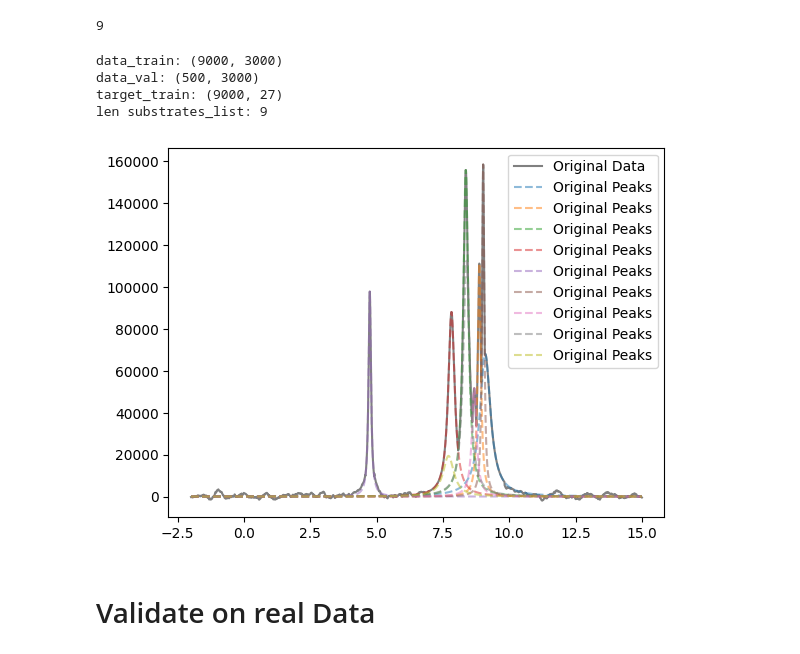
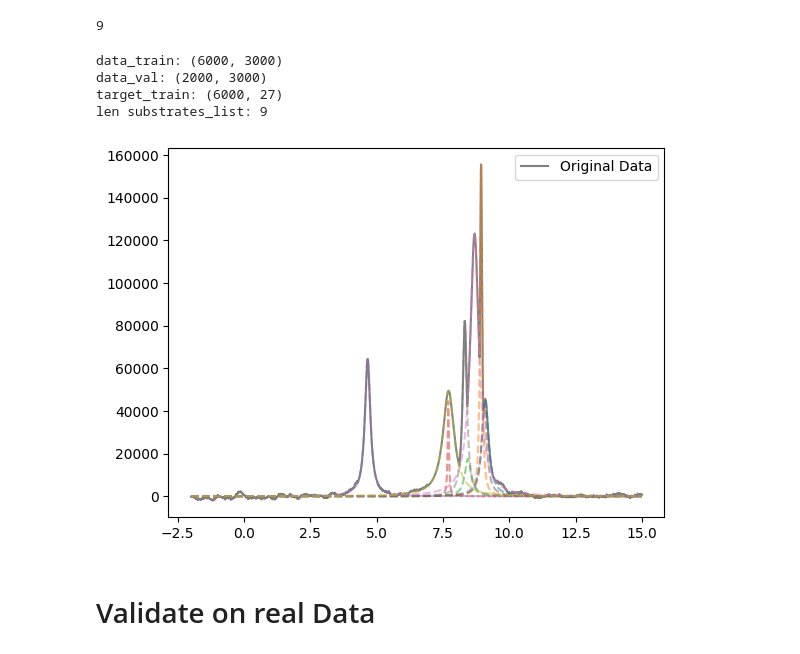
Before and after one commit to RATFIVE/MoinCC-AI4metabolomics, a Jupyter notebook: 03_DeepLearning/ImplementingNeuralNetwork.ipynb, the cells around one changed output. Drawn from its saved outputs; the diff is of its cells as text; code cells hidden in the pictures.

```diff
--- a/03_DeepLearning/ImplementingNeuralNetwork.ipynb
+++ b/03_DeepLearning/ImplementingNeuralNetwork.ipynb
@@ -121,7 +115,7 @@ y_data = df.iloc[:,1]
 
 # Step 1: Identify Peaks and Subtract them to Isolate Noise
 # Use `find_peaks` to locate main peaks, then subtract smoothed signal
-peaks, _ = find_peaks(y_data, height=10000)  # Adjust height to capture main peaks
+peaks, _ = find_peaks(y_data, height=500)  # Adjust height to capture main peaks
 smooth_signal = np.copy(y_data)
 smooth_signal[peaks] = 0  # Set peaks to 0 to isolate noise around peaks
 
@@ -209,8 +203,8 @@ def generate_random_spectrum(peak_list, spectrum_length=3000):
     #noise = np.random.normal(10, random_noise_level, spectrum_length)
 
     # smooth the noise with gaussian filter
-    sigma = random_noise_level
-    noise = gaussian_filter1d(noise, sigma=1)
+    sigma = random_noise_level /1
+    #noise = gaussian_filter1d(noise, sigma=sigma)
     # rollwing window mean
     noise = np.convolve(noise, np.ones(50)/50, mode='same')
 
@@ -290,8 +284,8 @@ def fill_df(df):
     y_sample = y[x_range_lower:x_range_upper]
 
     # get the max and min values of the sample data
-    y_min, y_max = (y_sample.min()), (y_sample.max())
-    print(y_min, y_max)
+    y_min, y_max = (y_sample.min()), abs(y_sample.max())
+    #print(y_min, y_max)
 
     # get the min max of the x values
     x_min, x_max = x.min(), x.min()
@@ -305,6 +299,8 @@ def fill_df(df):
 
         # set the noise level
         noise = np.random.normal(0, y_max, len(x_new))
+
+
 
         # smooth the noise with gaussian filter
         # Berechne die Standardabweichung der y-Daten
@@ -350,7 +346,7 @@ df_filled = fill_df(df_fill)
 
 # plot
 plt.plot(df_filled.iloc[:, 0], df_filled.iloc[:, 1], color='green')
-plt.plot(df_fill.iloc[:, 0], df_fill.iloc[:, 1], color='blue', alpha=0.5)
+plt.plot(df_fill.iloc[:, 0], df_fill.iloc[:, 1], color='blue', alpha=0.2)
 plt.show()
 print(df_filled.shape)
 display(df_filled)
@@ -536,7 +514,7 @@ device = torch.device("cuda" if torch.cuda.is_available() else "cpu")
 
 # Aufteilen der Daten in Trainings- und Testsets
 data_train, data_tmp, target_train, target_tmp = train_test_split(data, target,
-                                                    test_size=0.1,
+                                                    test_size=0.4,
                                                     shuffle=True,
                                                     random_state=1)
 data_val, data_test, target_val, target_test = train_test_split(data_tmp, target_tmp,
@@ -1025,39 +1010,39 @@ print(f'len substrates_list: {len(substrates_list)}')
 
 
 x0_parms_train, gamma_parms_train, height_parms_train = np.split(target_train, 3, axis=1)
 x0_parms_val, gamma_parms_val, height_parms_val = np.split(target_val, 3, axis=1)
 x0_parms_test, gamma_parms_test, height_parms_test = np.split(target_test, 3, axis=1)
 
 
 
 
-n = 30
+n = 10
 x = x_data[n]
 # plot the data
 #plt.plot(x, data_train[n, :], '-', label='Original Data')
 # for x0, gamma, height in zip(x0_parms_train[n], gamma_parms_train[n], height_parms_train[n]):
 #     lorentz = lorentzian(x, x0, gamma, height)
 #     plt.plot(x, lorentz, '--', label='Original Peaks', alpha=0.5)
 
 # plt.plot(x, data_val[n, :], '-', label='Original Data', color='grey')
 # for x0, gamma, height in zip(x0_parms_val[n], gamma_parms_val[n], height_parms_val[n]):
 #     lorentz = lorentzian(x, x0, gamma, height)
 #     plt.plot(x, lorentz, '--', label='Original Peaks', alpha=0.5)
 
 
 plt.plot(x, data_test[n, :], '-', label='Original Data', color='grey')
 for x0, gamma, height in zip(x0_parms_test[n], gamma_parms_test[n], height_parms_test[n]):
     lorentz = lorentzian(x, x0, gamma, height)
-    plt.plot(x, lorentz, '--', label='Original Peaks', alpha=0.5)
+    plt.plot(x, lorentz, '--', alpha=0.5)
 
 plt.legend()
 plt.show()
 # %% [output]
-data_train: (9000, 3000)
-data_val: (500, 3000)
-target_train: (9000, 27)
+data_train: (6000, 3000)
+data_val: (2000, 3000)
+target_train: (6000, 27)
 len substrates_list: 9
-[figure, old version]
+[figure, new version]
 # %% [markdown]
 # Validate on real Data
 # %%
```
Also changed, not shown: parts of 15 cells of this notebook.
